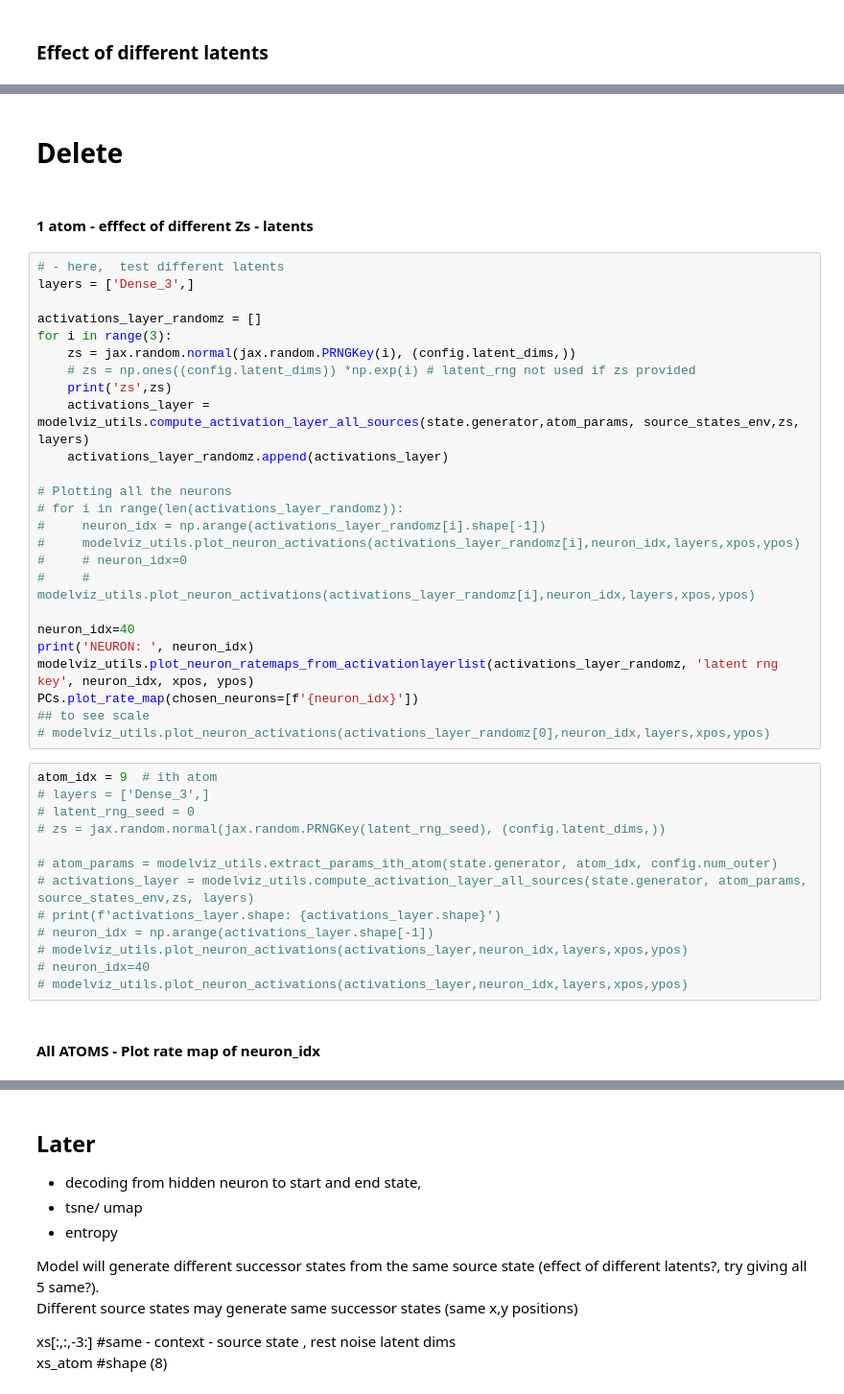
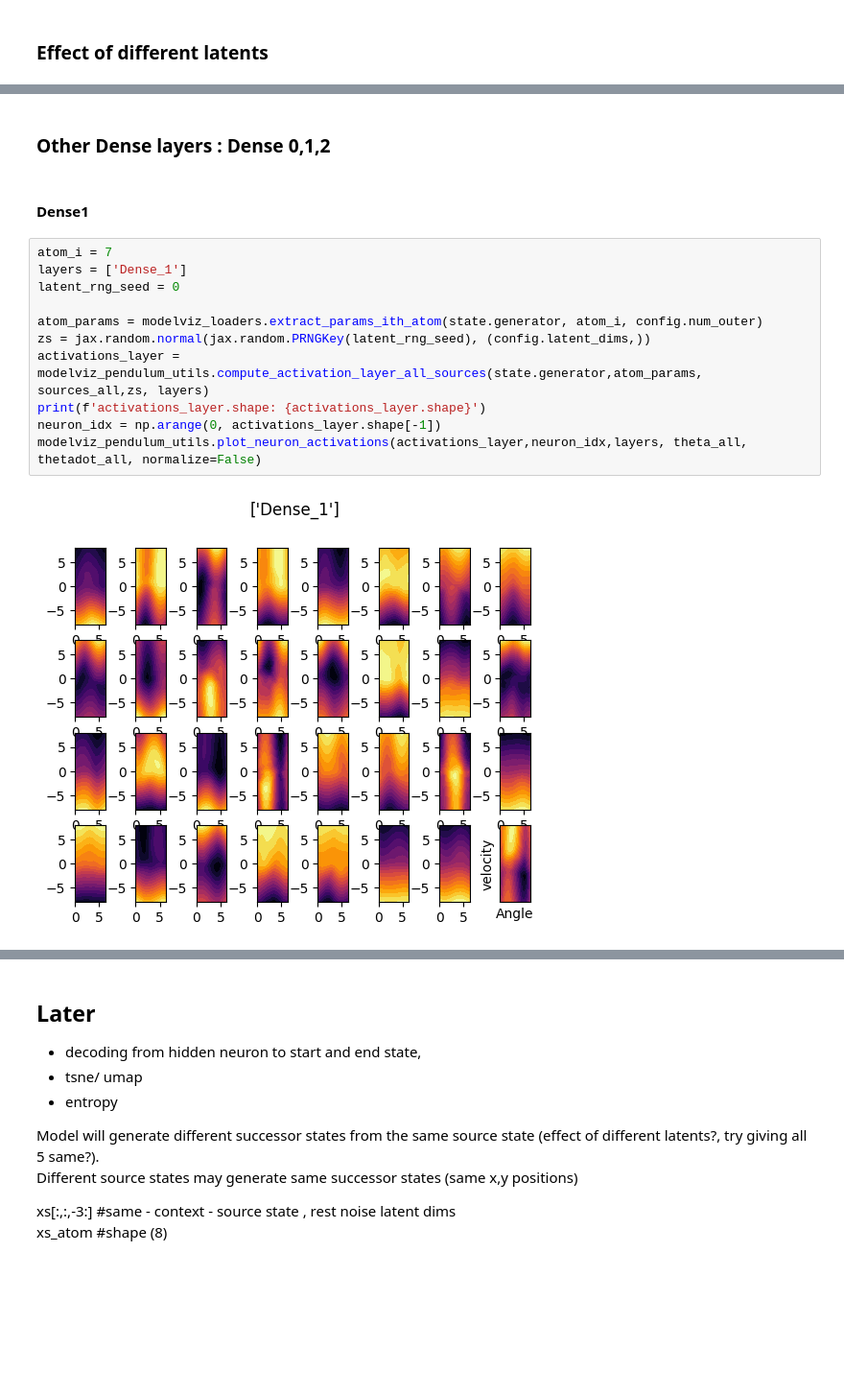
Before and after one commit to Sruthi-sk/dsm-hippocampus, a Jupyter notebook: notebooks/model_viz_pendulum.ipynb, the cells around one changed output, grey strips where cells are left out. Shown at 96% size. Saved outputs shown, nothing was run; the diff lists cells and outputs as text; blank space fills up the shorter version.

```diff
--- a/notebooks/model_viz_pendulum.ipynb
+++ b/notebooks/model_viz_pendulum.ipynb
@@ -1089,44 +1092,17 @@ plt.show()
+# %% [markdown]
+### Other Dense layers : Dense 0,1,2
 # %% [markdown]
-# Delete
+#### Dense1
-# %% [markdown]
-#### 1 atom - efffect of different Zs - latents
-# %%
-# - here,  test different latents
-layers = ['Dense_3',]
-
-activations_layer_randomz = []
-for i in range(3):
-    zs = jax.random.normal(jax.random.PRNGKey(i), (config.latent_dims,))
-    # zs = np.ones((config.latent_dims)) *np.exp(i) # latent_rng not used if zs provided
-    print('zs',zs)
-    activations_layer = modelviz_utils.compute_activation_layer_all_sources(state.generator,atom_params, source_states_env,zs, layers)
-    activations_layer_randomz.append(activations_layer)
-
-# Plotting all the neurons
-# for i in range(len(activations_layer_randomz)):
-#     neuron_idx = np.arange(activations_layer_randomz[i].shape[-1])
-#     modelviz_utils.plot_neuron_activations(activations_layer_randomz[i],neuron_idx,layers,xpos,ypos)
-#     # neuron_idx=0
-#     # modelviz_utils.plot_neuron_activations(activations_layer_randomz[i],neuron_idx,layers,xpos,ypos)
-
-neuron_idx=40
-print('NEURON: ', neuron_idx)
-modelviz_utils.plot_neuron_ratemaps_from_activationlayerlist(activations_layer_randomz, 'latent rng key', neuron_idx, xpos, ypos)
-PCs.plot_rate_map(chosen_neurons=[f'{neuron_idx}'])
-## to see scale
-# modelviz_utils.plot_neuron_activations(activations_layer_randomz[0],neuron_idx,layers,xpos,ypos)
 # %%
-atom_idx = 9  # ith atom
-# layers = ['Dense_3',]
-# latent_rng_seed = 0
-# zs = jax.random.normal(jax.random.PRNGKey(latent_rng_seed), (config.latent_dims,))
+atom_i = 7
+layers = ['Dense_1']
+latent_rng_seed = 0
 
-# atom_params = modelviz_utils.extract_params_ith_atom(state.generator, atom_idx, config.num_outer)
-# activations_layer = modelviz_utils.compute_activation_layer_all_sources(state.generator, atom_params, source_states_env,zs, layers)
-# print(f'activations_layer.shape: {activations_layer.shape}')
-# neuron_idx = np.arange(activations_layer.shape[-1])
-# modelviz_utils.plot_neuron_activations(activations_layer,neuron_idx,layers,xpos,ypos)
-# neuron_idx=40
-# modelviz_utils.plot_neuron_activations(activations_layer,neuron_idx,layers,xpos,ypos)
+atom_params = modelviz_loaders.extract_params_ith_atom(state.generator, atom_i, config.num_outer)
+zs = jax.random.normal(jax.random.PRNGKey(latent_rng_seed), (config.latent_dims,))
+activations_layer = modelviz_pendulum_utils.compute_activation_layer_all_sources(state.generator,atom_params, sources_all,zs, layers)
+print(f'activations_layer.shape: {activations_layer.shape}')
+neuron_idx = np.arange(0, activations_layer.shape[-1])
+modelviz_pendulum_utils.plot_neuron_activations(activations_layer,neuron_idx,layers, theta_all, thetadot_all, normalize=False)
+# %% [output]
+[figure, added]
-# %% [markdown]
-#### All ATOMS - Plot rate map of neuron_idx
```
Also changed, not shown: parts of 14 cells of this notebook.
